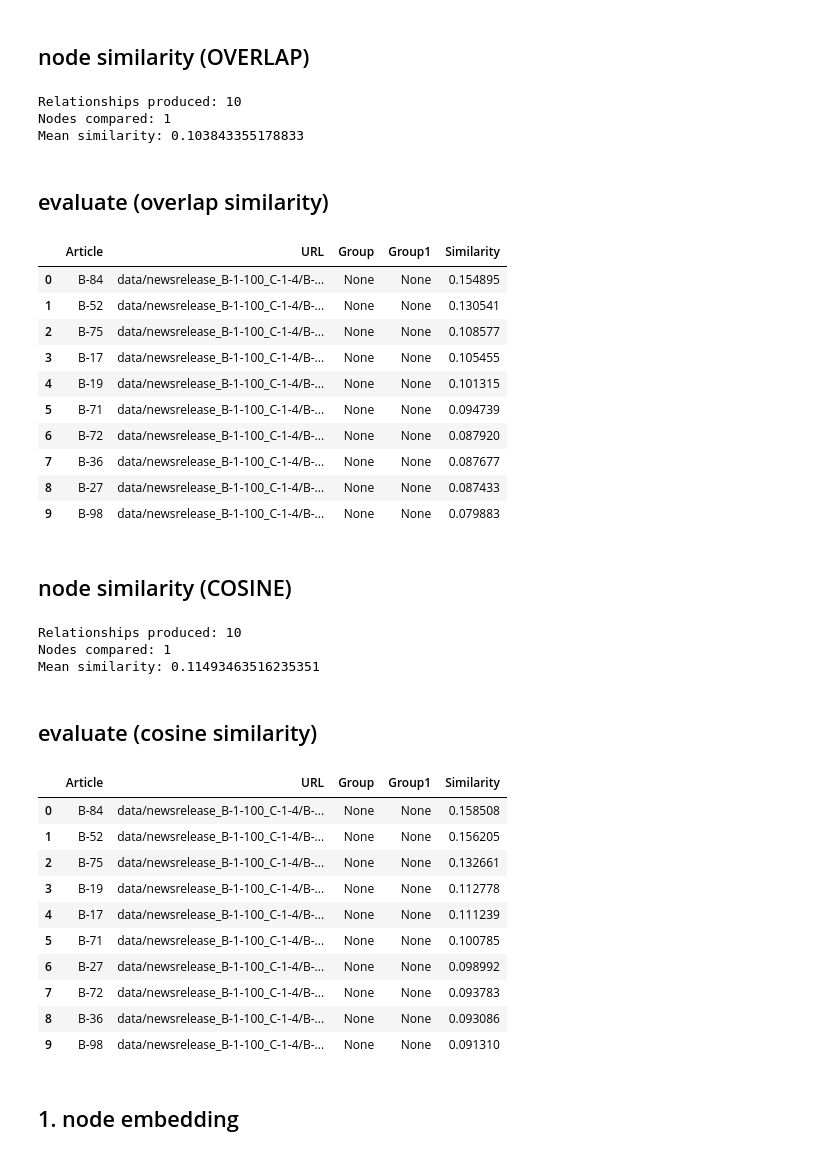
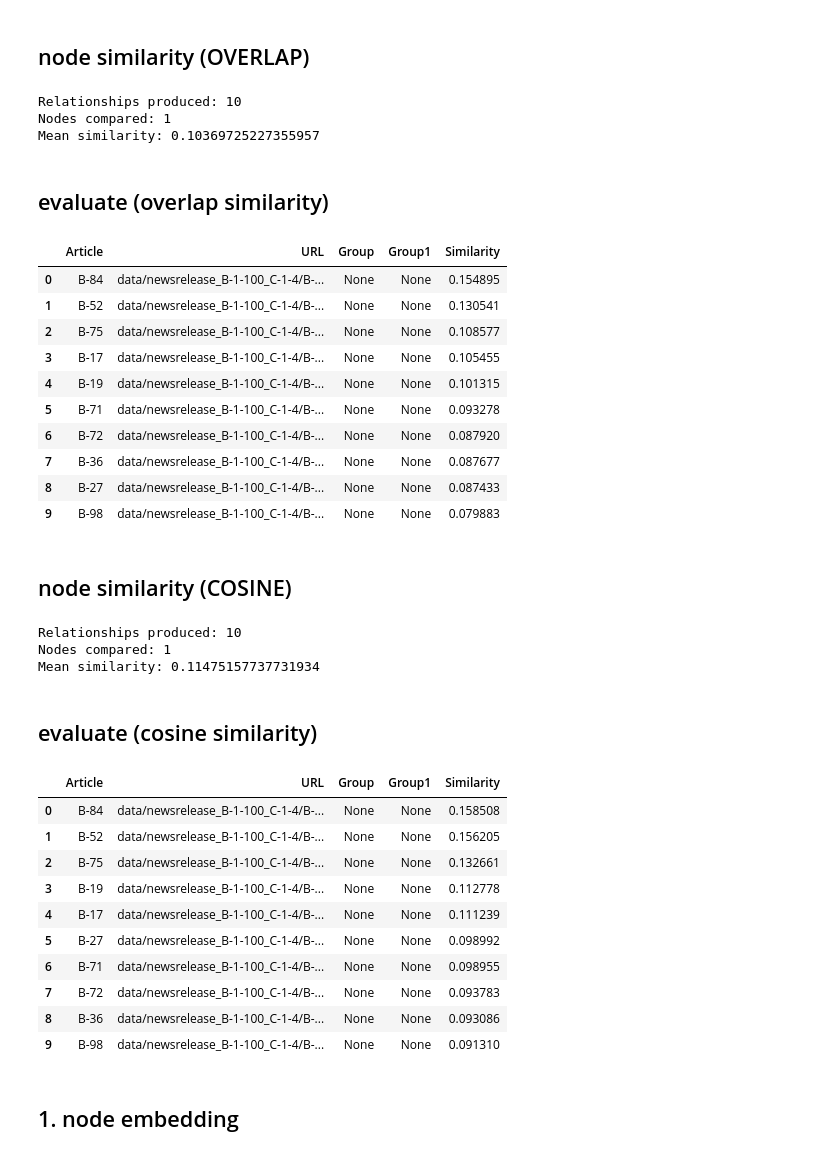
Before and after one commit to smallcat9603/graph, a Jupyter notebook: dnp/kg/neo4j.ipynb, the cells around one changed output. Drawn from its saved outputs; the diff is of its cells as text; code cells hidden in the pictures.

```diff
--- a/dnp/kg/neo4j.ipynb
+++ b/dnp/kg/neo4j.ipynb
@@ -133,10 +133,10 @@ gds.run_cypher(query)
 # %% [markdown]
 ## create url nodes (article, person, ...)
 # %%
-if DATA == "DNP" and MODE == "TXT":
+if DATA_CLASS == "DNP" and DATA_TYPE == "TXT":
   for idx in range(1, 101):
     node = "B-" + str(idx)
-    file = URL + node + ".txt"
+    file = DATA_URL + node + ".txt"
     content = ""
     with open(file, 'r') as f:
       content = f.read()
@@ -148,7 +148,7 @@ if DATA == "DNP" and MODE == "TXT":
 else:
   query = f"""
   CALL apoc.periodic.iterate(
-    "LOAD CSV WITH HEADERS FROM '{URL}' AS row
+    "LOAD CSV WITH HEADERS FROM '{DATA_URL}' AS row
     RETURN row",
     "MERGE (a:Article {{name: row.id, url: row.url}})
     SET a.grp = CASE WHEN 'occupation' IN keys(row) THEN row.occupation ELSE null END
@@ -478,7 +478,7 @@ result = gds.nodeSimilarity.filtered.write(
     writeRelationshipType='SIMILAR_O',
     writeProperty='score',
     relationshipWeightProperty="weight",
-    sourceNodeFilter="Input",
+    sourceNodeFilter="Query",
     targetNodeFilter="Article",
 )
 
@@ -488,12 +488,12 @@ print(f"Mean similarity: {result['similarityDistribution']['mean']}")
 # %% [output]
 Relationships produced: 10
 Nodes compared: 1
-Mean similarity: 0.103843355178833
+Mean similarity: 0.10369725227355957
 # %% [markdown]
 ## evaluate (overlap similarity)
 # %%
 query = """
-MATCH (i:Input)-[r:SIMILAR_O]-(a:Article)
+MATCH (q:Query)-[r:SIMILAR_O]-(a:Article)
 RETURN a.name AS Article, a.url AS URL, a.grp AS Group, a.grp1 AS Group1, r.score AS Similarity
 ORDER BY Similarity DESC
 """
@@ -505,7 +505,7 @@ gds.run_cypher(query)
 | 2 | B-75 | data/newsrelease_B-1-100_C-1-4/B-... | None | None | 0.108577 |
 | 3 | B-17 | data/newsrelease_B-1-100_C-1-4/B-... | None | None | 0.105455 |
 | 4 | B-19 | data/newsrelease_B-1-100_C-1-4/B-... | None | None | 0.101315 |
-| 5 | B-71 | data/newsrelease_B-1-100_C-1-4/B-... | None | None | 0.094739 |
+| 5 | B-71 | data/newsrelease_B-1-100_C-1-4/B-... | None | None | 0.093278 |
 | 6 | B-72 | data/newsrelease_B-1-100_C-1-4/B-... | None | None | 0.087920 |
 | 7 | B-36 | data/newsrelease_B-1-100_C-1-4/B-... | None | None | 0.087677 |
 | 8 | B-27 | data/newsrelease_B-1-100_C-1-4/B-... | None | None | 0.087433 |
@@ -519,7 +519,7 @@ result = gds.nodeSimilarity.filtered.write(
     writeRelationshipType='SIMILAR_C',
     writeProperty='score',
     relationshipWeightProperty="weight",
-    sourceNodeFilter="Input",
+    sourceNodeFilter="Query",
     targetNodeFilter="Article",
 )
 
@@ -529,25 +529,25 @@ print(f"Mean similarity: {result['similarityDistribution']['mean']}")
 # %% [output]
 Relationships produced: 10
 Nodes compared: 1
-Mean similarity: 0.11493463516235351
+Mean similarity: 0.11475157737731934
 # %% [markdown]
 ## evaluate (cosine similarity)
 # %%
 query = """
-MATCH (i:Input)-[r:SIMILAR_C]-(a:Article)
+MATCH (q:Query)-[r:SIMILAR_C]-(a:Article)
 RETURN a.name AS Article, a.url AS URL, a.grp AS Group, a.grp1 AS Group1, r.score AS Similarity
 ORDER BY Similarity DESC
 """
 gds.run_cypher(query)
 # %% [output]
 |  | Article | URL | Group | Group1 | Similarity |
 | 0 | B-84 | data/newsrelease_B-1-100_C-1-4/B-... | None | None | 0.158508 |
 | 1 | B-52 | data/newsrelease_B-1-100_C-1-4/B-... | None | None | 0.156205 |
 | 2 | B-75 | data/newsrelease_B-1-100_C-1-4/B-... | None | None | 0.132661 |
 | 3 | B-19 | data/newsrelease_B-1-100_C-1-4/B-... | None | None | 0.112778 |
 | 4 | B-17 | data/newsrelease_B-1-100_C-1-4/B-... | None | None | 0.111239 |
-| 5 | B-71 | data/newsrelease_B-1-100_C-1-4/B-... | None | None | 0.100785 |
-| 6 | B-27 | data/newsrelease_B-1-100_C-1-4/B-... | None | None | 0.098992 |
+| 5 | B-27 | data/newsrelease_B-1-100_C-1-4/B-... | None | None | 0.098992 |
+| 6 | B-71 | data/newsrelease_B-1-100_C-1-4/B-... | None | None | 0.098955 |
 | 7 | B-72 | data/newsrelease_B-1-100_C-1-4/B-... | None | None | 0.093783 |
 | 8 | B-36 | data/newsrelease_B-1-100_C-1-4/B-... | None | None | 0.093086 |
 | 9 | B-98 | data/newsrelease_B-1-100_C-1-4/B-... | None | None | 0.091310 |
```
Also changed, not shown: parts of 20 cells of this notebook.
